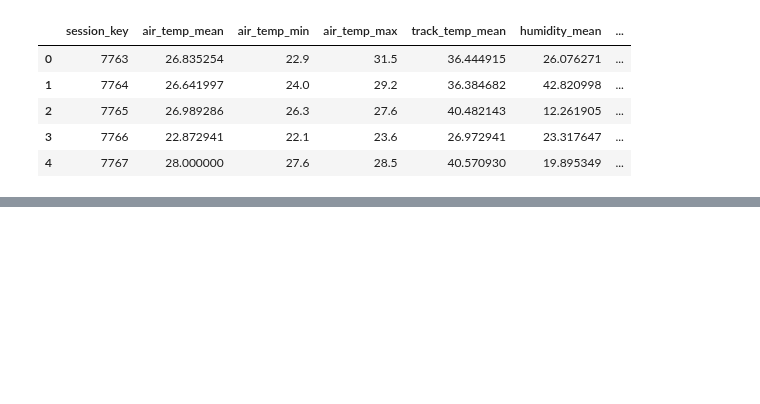
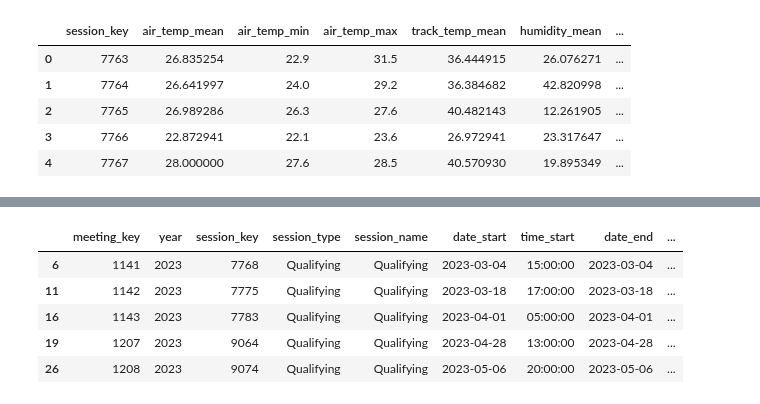
Before and after one commit to szylvvia/f1_races_progress_predict, a Jupyter notebook: openf1_api_dataset.ipynb, the cells around one changed output, grey strips where cells are left out. Saved outputs shown, nothing was run; the diff lists cells and outputs as text; code cells hidden in the pictures; blank space fills up the shorter version.

```diff
--- a/openf1_api_dataset.ipynb
+++ b/openf1_api_dataset.ipynb
@@ -892,0 +947,11 @@ gruouped_weather_summary.head()
+# %%
+# z sessions tylko sesje typu Qualifying
+all_qualifying_df = all_sessions_df[all_sessions_df['session_name'] == 'Qualifying']
+all_qualifying_df.head()
+# %% [output]
+|  | meeting_key | year | session_key | session_type | session_name | date_start | time_start | date_end | ... |
+| 6 | 1141 | 2023 | 7768 | Qualifying | Qualifying | 2023-03-04 | 15:00:00 | 2023-03-04 | ... |
+| 11 | 1142 | 2023 | 7775 | Qualifying | Qualifying | 2023-03-18 | 17:00:00 | 2023-03-18 | ... |
+| 16 | 1143 | 2023 | 7783 | Qualifying | Qualifying | 2023-04-01 | 05:00:00 | 2023-04-01 | ... |
+| 19 | 1207 | 2023 | 9064 | Qualifying | Qualifying | 2023-04-28 | 13:00:00 | 2023-04-28 | ... |
+| 26 | 1208 | 2023 | 9074 | Qualifying | Qualifying | 2023-05-06 | 20:00:00 | 2023-05-06 | ... |
```
Also changed, not shown: parts of 12 cells of this notebook.
